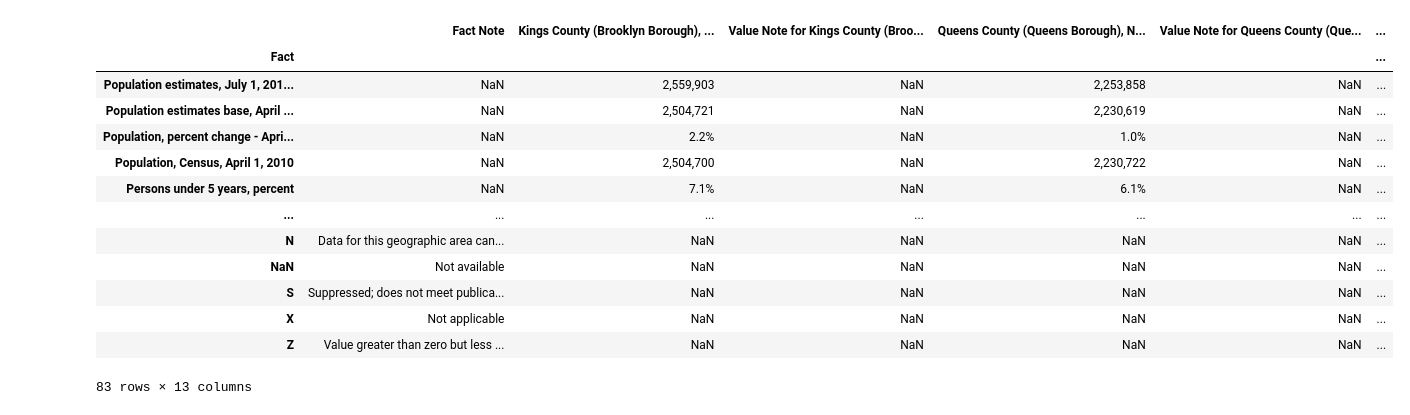
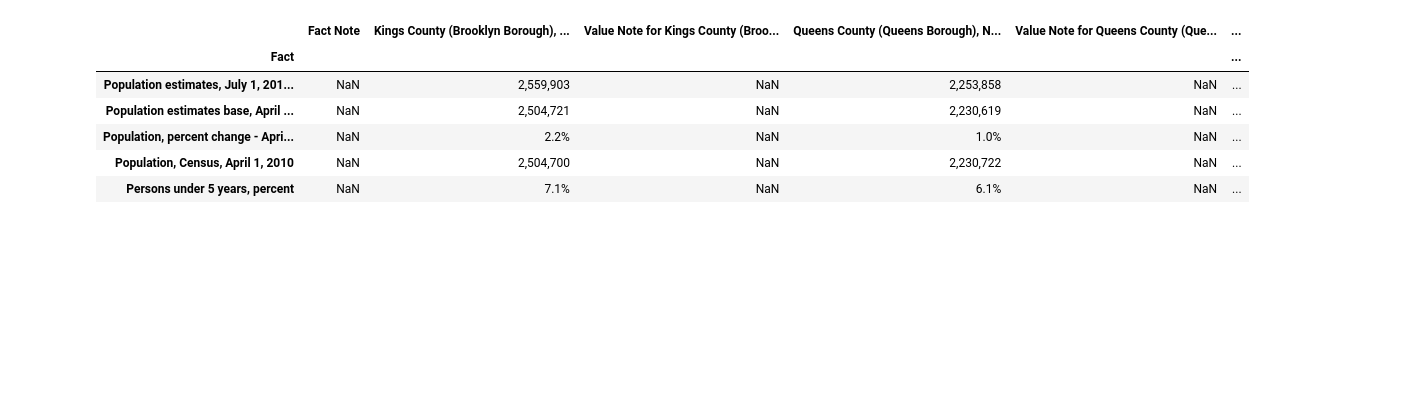
Before and after one commit to Dyllanjrusher/Maximizing_Gala_Attendance, a Jupyter notebook: Demographics.ipynb, the cells around one changed output. Cells and saved outputs as stored; diff of their text form; code cells hidden in the pictures; blank space fills up the shorter version.

```diff
--- a/Demographics.ipynb
+++ b/Demographics.ipynb
@@ -10,21 +8,14 @@ import os
 # %%
 demos = pd.read_csv('quickfacts.csv', index_col="Fact")
-demos.head(100)
+demos.head()
 # %% [output]
 |  | Fact Note | Kings County (Brooklyn Borough), ... | Value Note for Kings County (Broo... | Queens County (Queens Borough), N... | Value Note for Queens County (Que... | ... |
 | Fact |  |  |  |  |  | ... |
 | Population estimates, July 1, 201... | NaN | 2,559,903 | NaN | 2,253,858 | NaN | ... |
 | Population estimates base, April ... | NaN | 2,504,721 | NaN | 2,230,619 | NaN | ... |
 | Population, percent change - Apri... | NaN | 2.2% | NaN | 1.0% | NaN | ... |
 | Population, Census, April 1, 2010 | NaN | 2,504,700 | NaN | 2,230,722 | NaN | ... |
 | Persons under 5 years, percent | NaN | 7.1% | NaN | 6.1% | NaN | ... |
-| ... | ... | ... | ... | ... | ... | ... |
-| N | Data for this geographic area can... | NaN | NaN | NaN | NaN | ... |
-| NaN | Not available | NaN | NaN | NaN | NaN | ... |
-| S | Suppressed; does not meet publica... | NaN | NaN | NaN | NaN | ... |
-| X | Not applicable | NaN | NaN | NaN | NaN | ... |
-| Z | Value greater than zero but less ... | NaN | NaN | NaN | NaN | ... |
-83 rows × 13 columns
 # %%
 #get rid of ugly columns
 demos = demos.drop(columns = [column for column in demos.columns[::2]])
```
Also changed, not shown: parts of 8 cells of this notebook, 2 other files.
